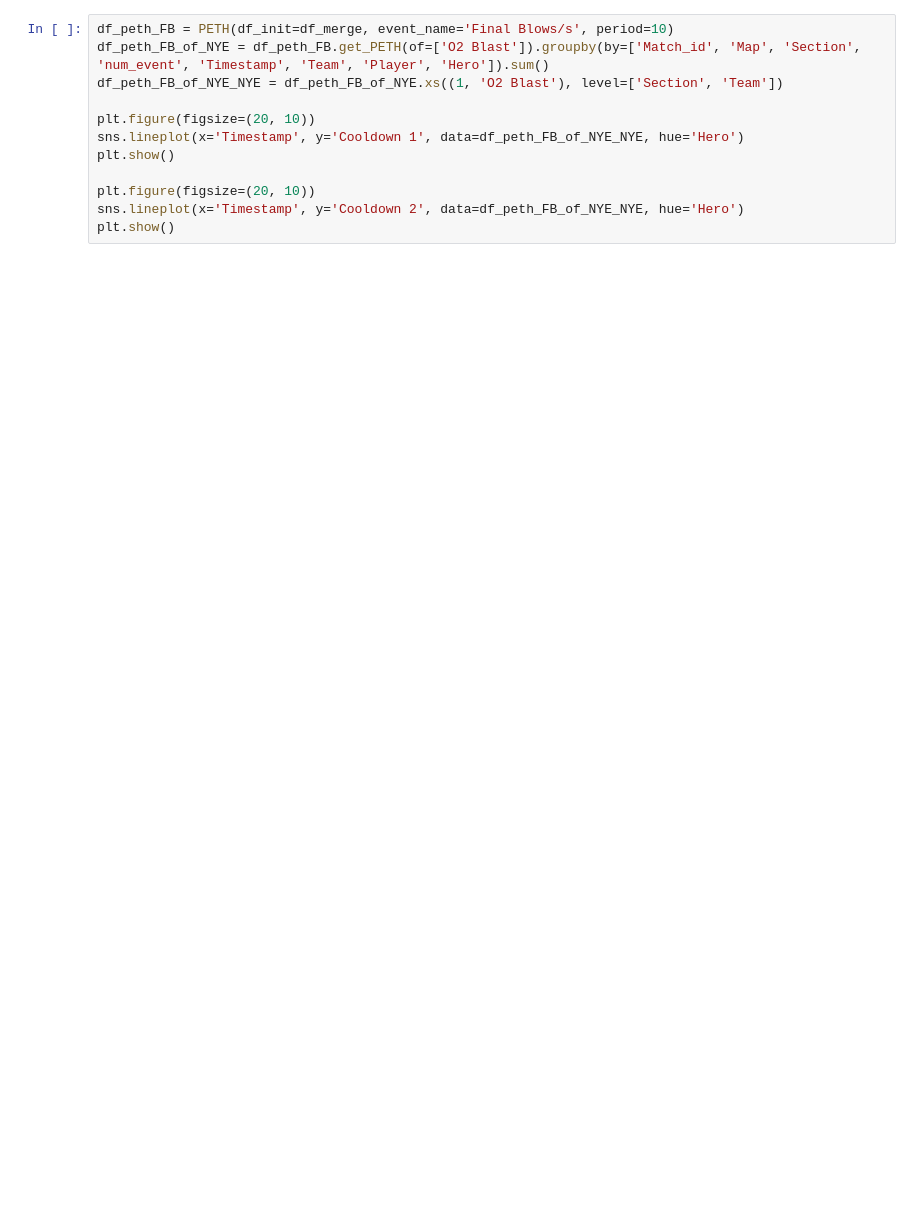
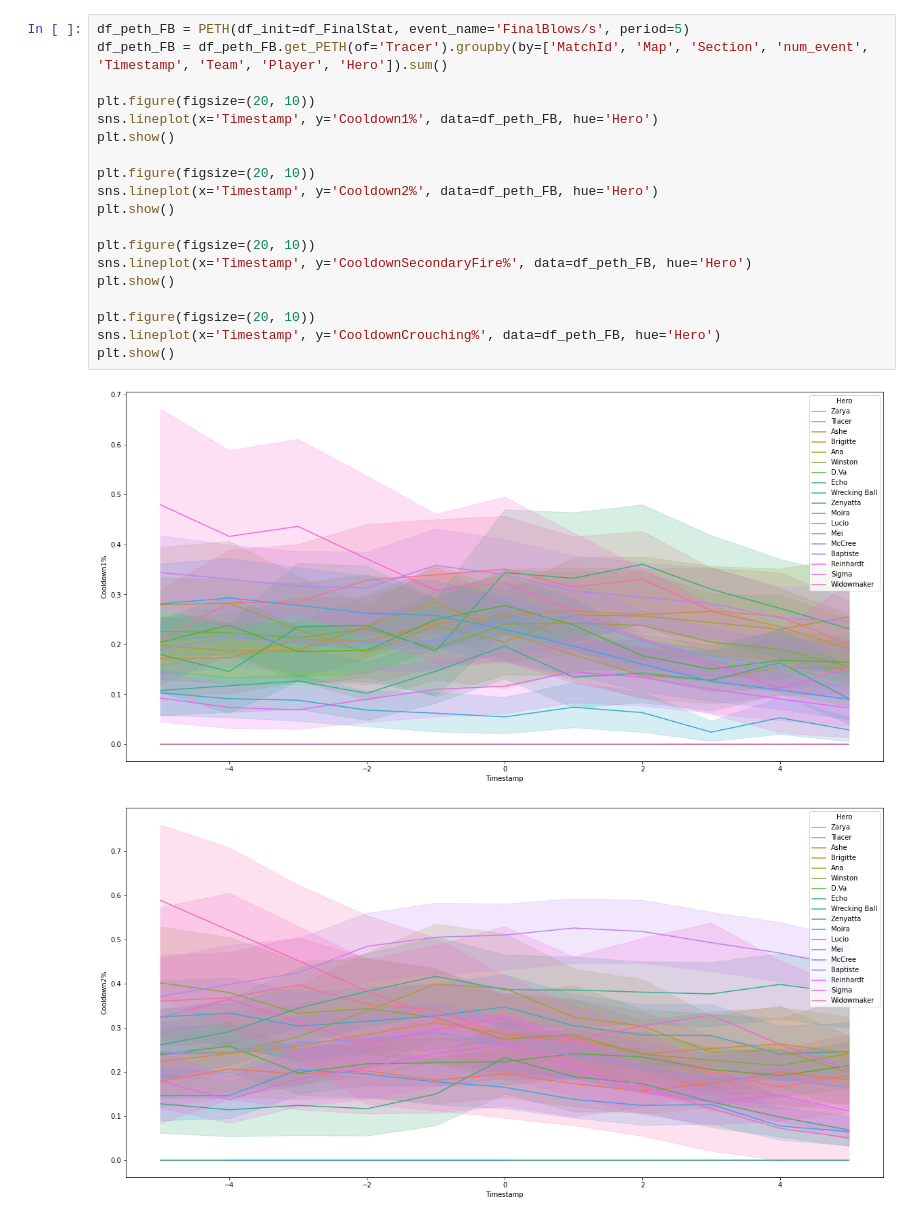
Before and after one commit to yongcheoljeong/owl-scrim_stat_log, a Jupyter notebook: scrim_stat_log.ipynb, the cells around one changed output. Cells and saved outputs as stored; diff of their text form; blank space fills up the shorter version.

Commit message:
init PeriEventTimeHistogram.py

```diff
--- a/scrim_stat_log.ipynb
+++ b/scrim_stat_log.ipynb
@@ -635,12 +196,22 @@ class PETH():
 # %%
-df_peth_FB = PETH(df_init=df_merge, event_name='Final Blows/s', period=10)
-df_peth_FB_of_NYE = df_peth_FB.get_PETH(of=['O2 Blast']).groupby(by=['Match_id', 'Map', 'Section', 'num_event', 'Timestamp', 'Team', 'Player', 'Hero']).sum()
-df_peth_FB_of_NYE_NYE = df_peth_FB_of_NYE.xs((1, 'O2 Blast'), level=['Section', 'Team'])
+df_peth_FB = PETH(df_init=df_FinalStat, event_name='FinalBlows/s', period=5)
+df_peth_FB = df_peth_FB.get_PETH(of='Tracer').groupby(by=['MatchId', 'Map', 'Section', 'num_event', 'Timestamp', 'Team', 'Player', 'Hero']).sum()
 
 plt.figure(figsize=(20, 10))
-sns.lineplot(x='Timestamp', y='Cooldown 1', data=df_peth_FB_of_NYE_NYE, hue='Hero')
+sns.lineplot(x='Timestamp', y='Cooldown1%', data=df_peth_FB, hue='Hero')
 plt.show()
 
 plt.figure(figsize=(20, 10))
-sns.lineplot(x='Timestamp', y='Cooldown 2', data=df_peth_FB_of_NYE_NYE, hue='Hero')
+sns.lineplot(x='Timestamp', y='Cooldown2%', data=df_peth_FB, hue='Hero')
 plt.show()
+
+plt.figure(figsize=(20, 10))
+sns.lineplot(x='Timestamp', y='CooldownSecondaryFire%', data=df_peth_FB, hue='Hero')
+plt.show()
+
+plt.figure(figsize=(20, 10))
+sns.lineplot(x='Timestamp', y='CooldownCrouching%', data=df_peth_FB, hue='Hero')
+plt.show()
+# %% [output]
+[figure, added]
+[figure, added]
```
Also changed, not shown: parts of 12 cells of this notebook, 2 other files.
